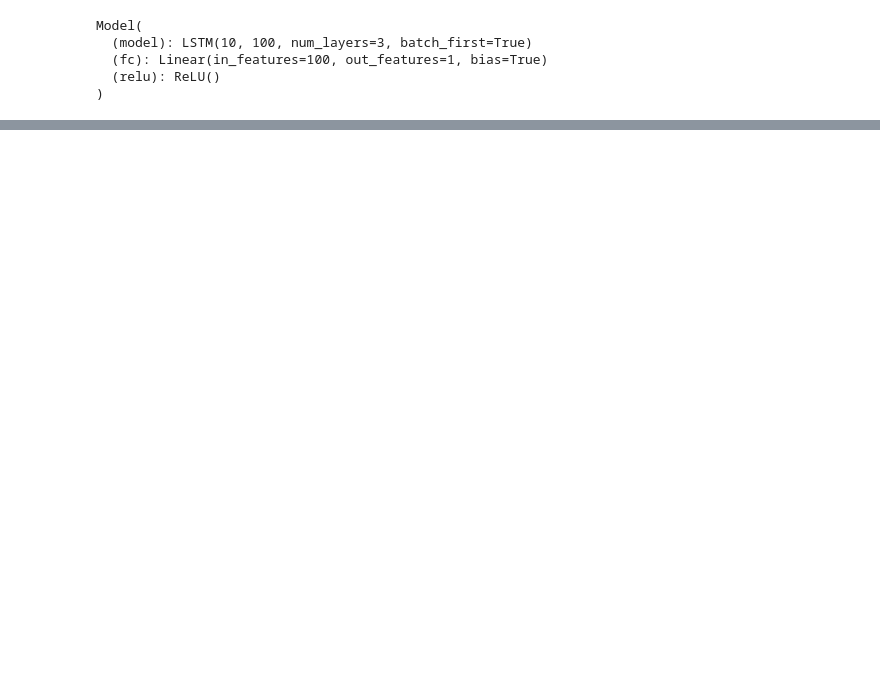
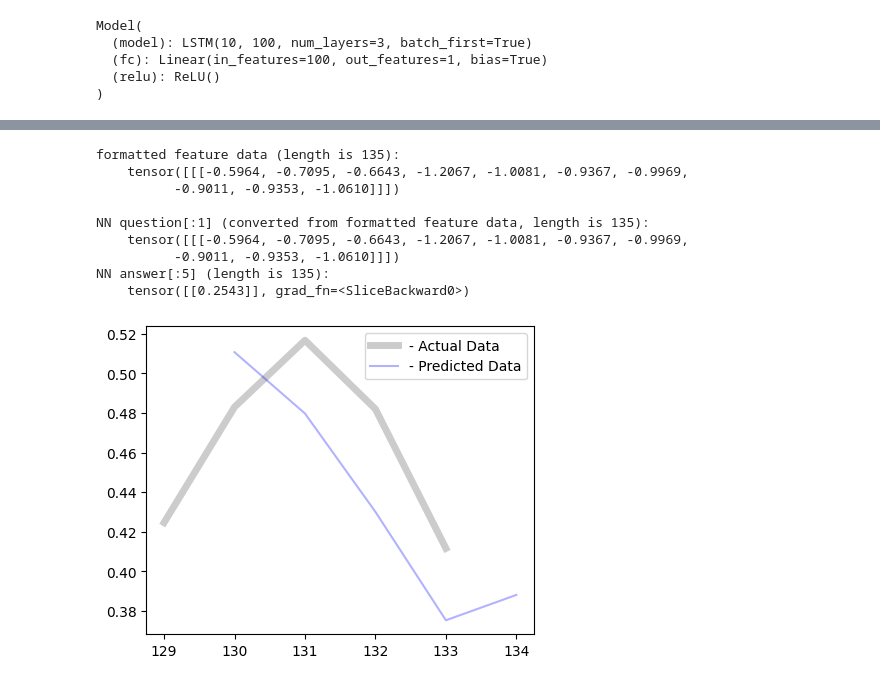
Before and after one commit to stefanzarembinski/szx81, a Jupyter notebook: szx81/nn_tools/lstm_tutorial_0.ipynb, the cells around one changed output, grey strips where cells are left out. Drawn from its saved outputs; the diff is of its cells as text; code cells hidden in the pictures; blank space fills up the shorter version.

```diff
--- a/szx81/nn_tools/lstm_tutorial_0.ipynb
+++ b/szx81/nn_tools/lstm_tutorial_0.ipynb
@@ -141,0 +51,13 @@ y_test:
+# %%
+import nn_tools.data_sequencer as ds
+
+start_day = 0
+context_len = 10
+future_len = 5
+
+cs = ds.ContextSequencer(
+    ds.ForexDataSource, start_day=start_day, seq_len=context_len,
+    future_len=future_len)
+
+X_train, y_train = cs.get_sequences(num=1000)
+X_test, y_test = cs.get_sequences(num=50)
@@ -322,0 +258,15 @@ TypeError: data_preprocessing() missing 1 required positional argument: 'y'
+# %%
+X, y = cs.get_sequences(num=135)
+nn_trening_result(model, X, y,
+offset=0, label='', color='blue', alpha=0.3, verbose='')
+# %% [output]
+formatted feature data (length is 135):
+    tensor([[[-0.5964, -0.7095, -0.6643, -1.2067, -1.0081, -0.9367, -0.9969,
+          -0.9011, -0.9353, -1.0610]]])
+
+NN question[:1] (converted from formatted feature data, length is 135):
+    tensor([[[-0.5964, -0.7095, -0.6643, -1.2067, -1.0081, -0.9367, -0.9969,
+          -0.9011, -0.9353, -1.0610]]])
+NN answer[:5] (length is 135):
+    tensor([[0.2543]], grad_fn=<SliceBackward0>)
+[figure, added]
```
Also changed, not shown: parts of 10 cells of this notebook.
